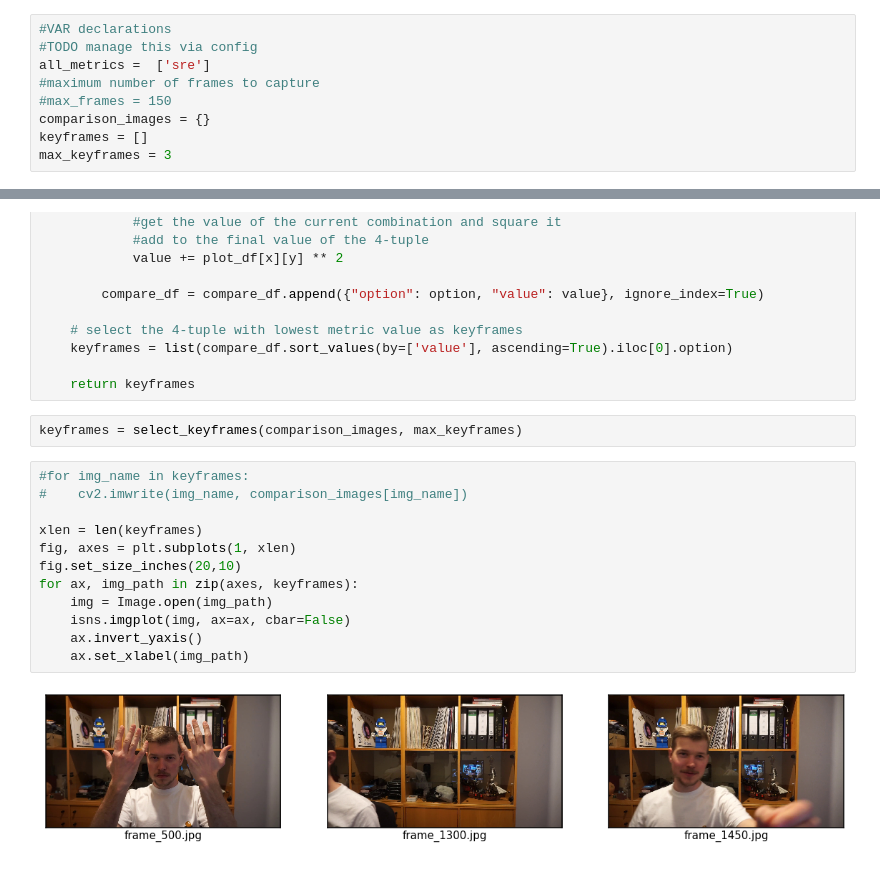
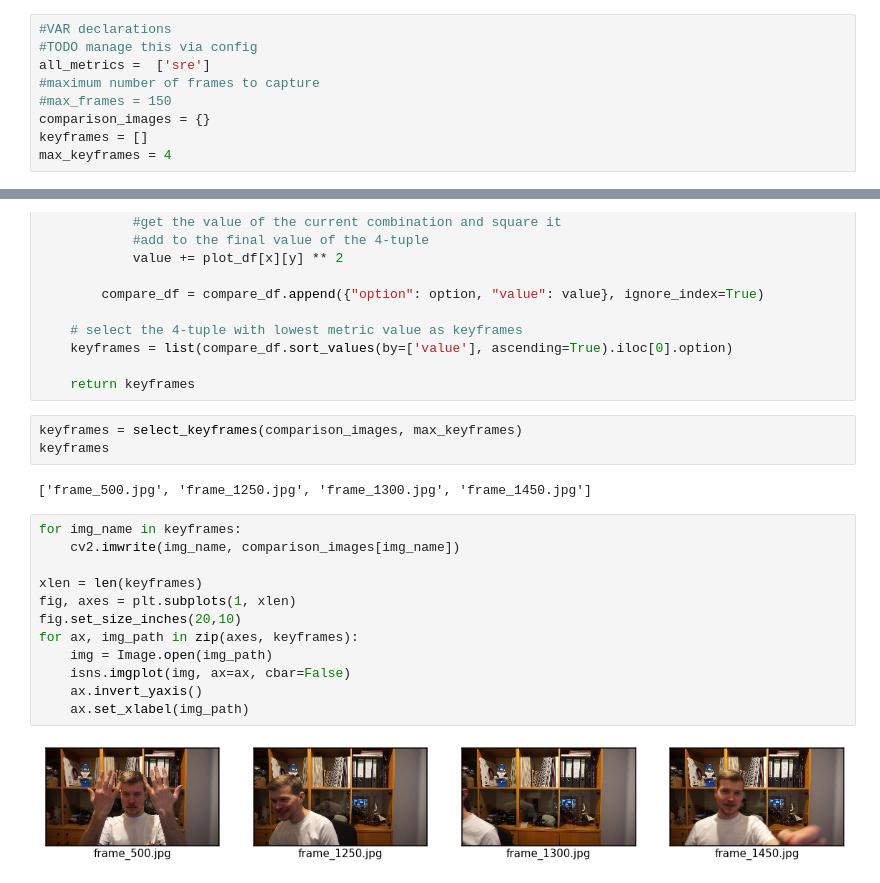
Before and after one commit to nea-insomnia/prototyping_HGM, a Jupyter notebook: SRE_POC.ipynb, the cells around one changed output, grey strips where cells are left out. Drawn from its saved outputs; the diff is of its cells as text.

```diff
--- a/SRE_POC.ipynb
+++ b/SRE_POC.ipynb
@@ -25,7 +25,7 @@ all_metrics =  ['sre']
 #max_frames = 150
 comparison_images = {}
 keyframes = []
-max_keyframes = 3
+max_keyframes = 4
 # %%
 #Neas video
 #cap = cv2.VideoCapture('testvid.mov')
@@ -121,17 +121,20 @@ def select_keyframes(comparison_images: Dict[str,np.ndarray], max_keyframes: int
     return keyframes
 # %%
 keyframes = select_keyframes(comparison_images, max_keyframes)
+keyframes
+# %% [output]
+['frame_500.jpg', 'frame_1250.jpg', 'frame_1300.jpg', 'frame_1450.jpg']
 # %%
-#for img_name in keyframes:
-#    cv2.imwrite(img_name, comparison_images[img_name])
+for img_name in keyframes:
+    cv2.imwrite(img_name, comparison_images[img_name])
 
 xlen = len(keyframes)
 fig, axes = plt.subplots(1, xlen)
 fig.set_size_inches(20,10)
 for ax, img_path in zip(axes, keyframes):
     img = Image.open(img_path)
     isns.imgplot(img, ax=ax, cbar=False)
     ax.invert_yaxis()
     ax.set_xlabel(img_path)
 # %% [output]
-[figure, old version]
+[figure, new version]
```
Also changed, not shown: 3 other files.
